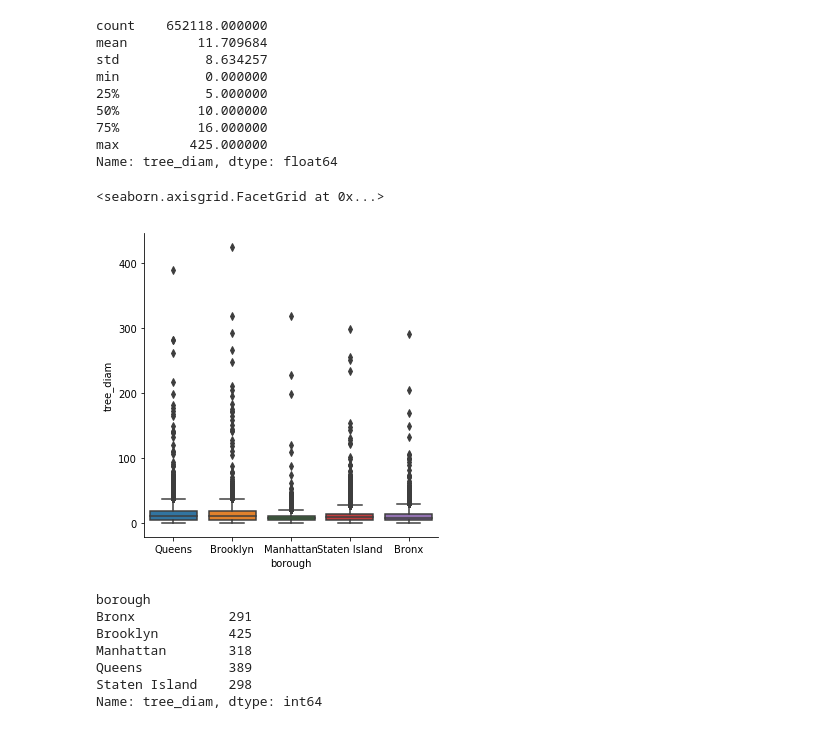
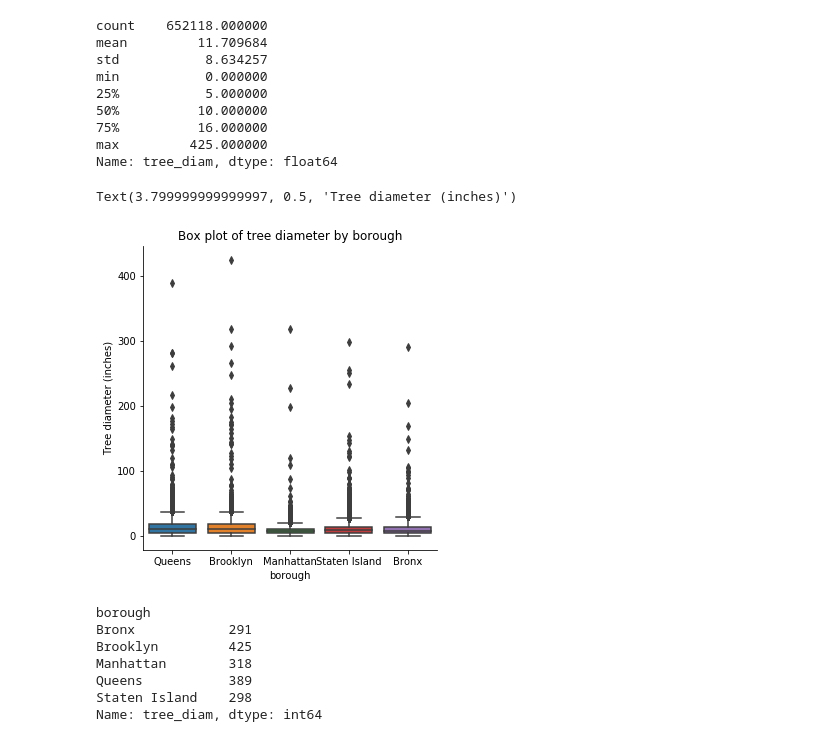
Before and after one commit to aspds18/Springboard_capstone1, a Jupyter notebook: Capstone1.ipynb, the cells around one changed output. Saved outputs shown, nothing was run; the diff lists cells and outputs as text; code cells hidden in the pictures.

```diff
--- a/Capstone1.ipynb
+++ b/Capstone1.ipynb
@@ -155,9 +139,11 @@ max         425.000000
 Name: tree_diam, dtype: float64
 # %%
 sns.catplot(x="borough", y="tree_diam", kind="box", data=df)
+plt.title('Box plot of tree diameter by borough')
+plt.ylabel('Tree diameter (inches)')
 # %% [output]
-<seaborn.axisgrid.FacetGrid at 0x...>
+Text(3.799999999999997, 0.5, 'Tree diameter (inches)')
-[figure, old version]
+[figure, new version]
 # %%
 df.groupby('borough')['tree_diam'].max()
 # %% [output]
```
Also changed, not shown: parts of 65 cells of this notebook.
